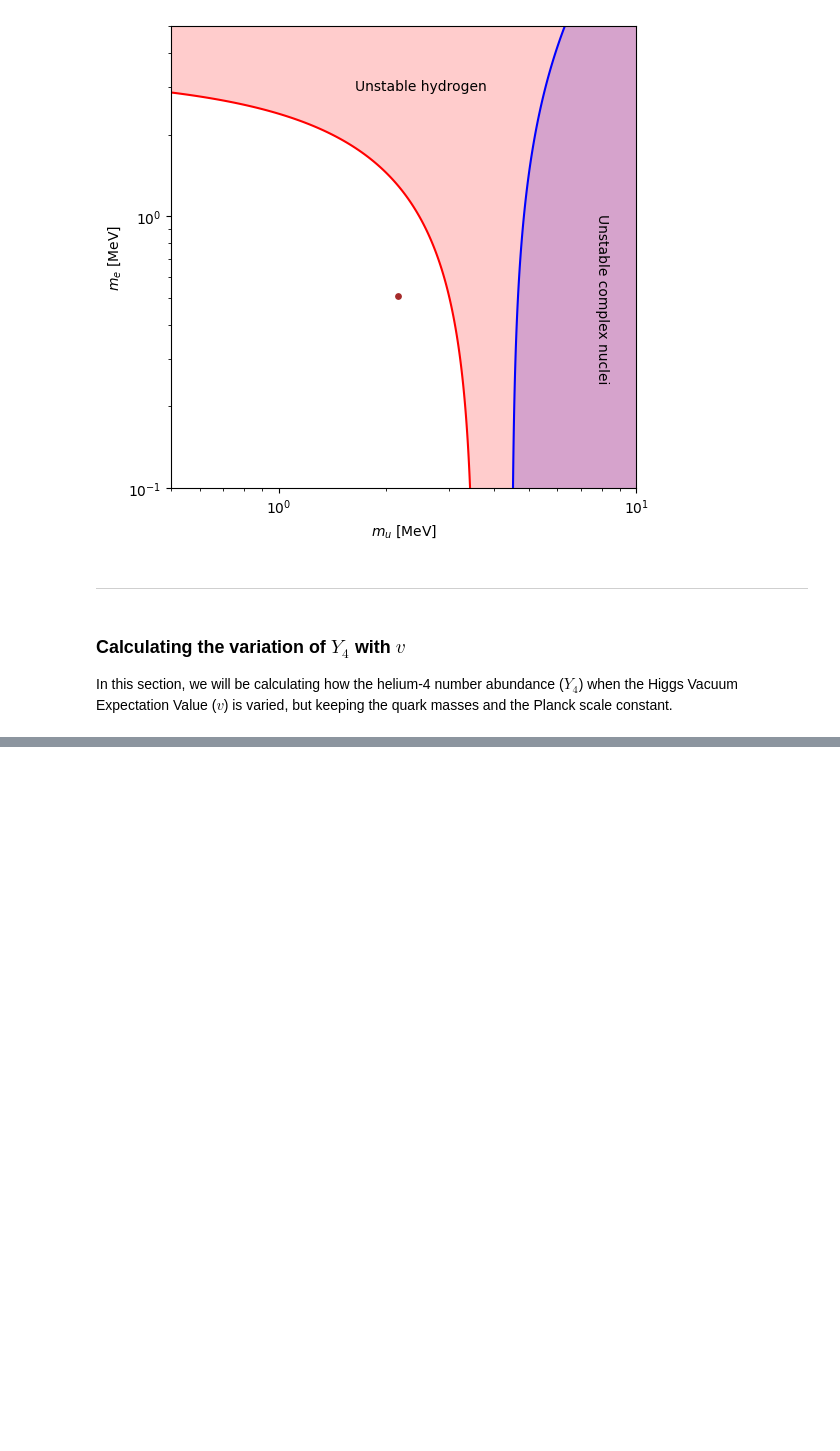
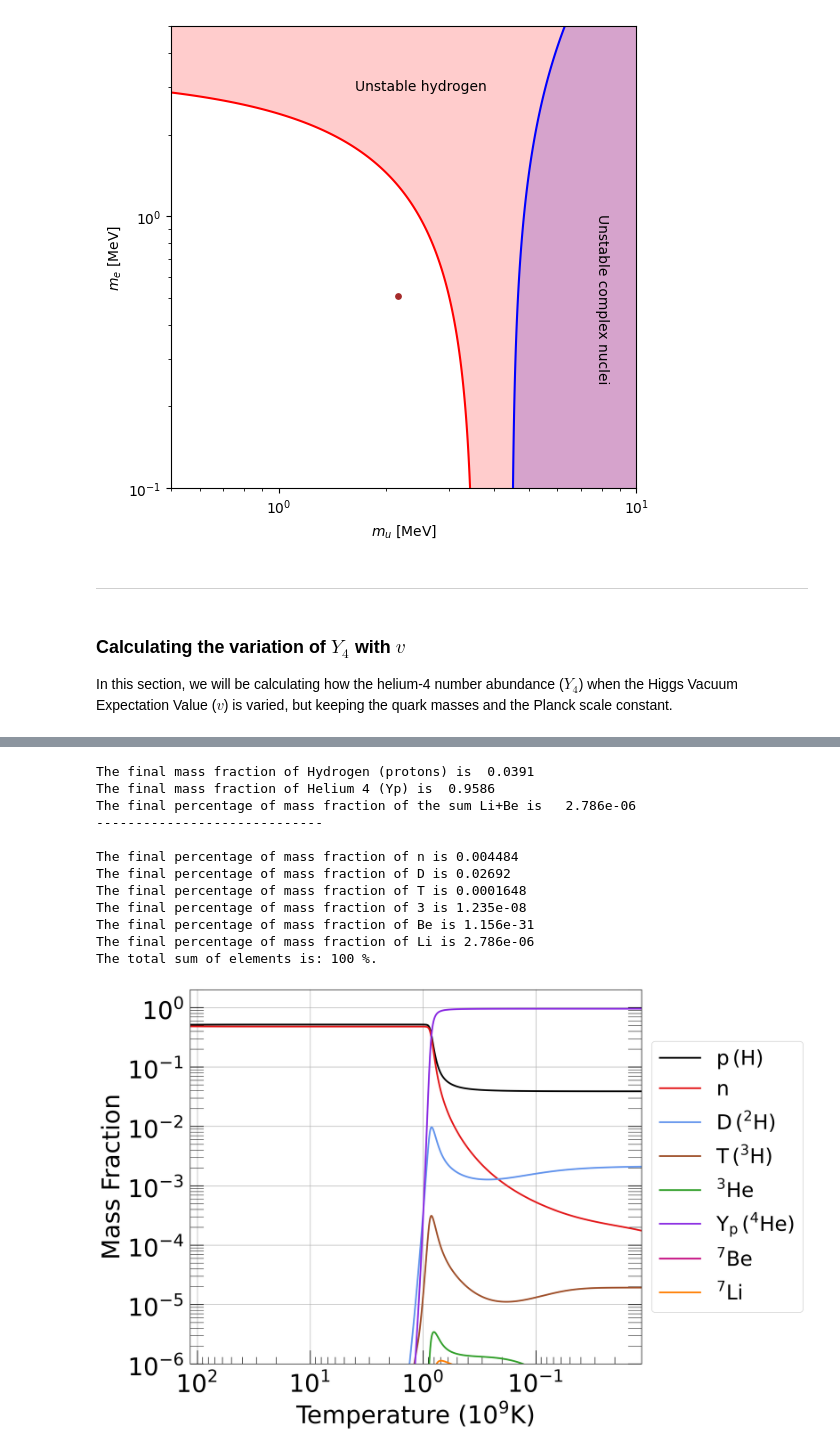
Before and after one commit to Booritth-Balaji/Dark-Matter-Thesis, a Jupyter notebook: Codes-and-Data/Weak-scale-BBN-recr.ipynb, the cells around one changed output, grey strips where cells are left out. Saved outputs shown, nothing was run; the diff lists cells and outputs as text; code cells hidden in the pictures; blank space fills up the shorter version.

```diff
--- a/Codes-and-Data/Weak-scale-BBN-recr.ipynb
+++ b/Codes-and-Data/Weak-scale-BBN-recr.ipynb
@@ -313,0 +288,69 @@ plt.scatter(Xn_data[:, 0], Xn_data[:, 1], label=r'$X_n$ - Comparison'
+# %%
+weights = np.array([1,1,2,3,3,4,7,7])
+
+Y = abundances
+T9 = bbn.MeVtoK9(T)
+
+## Initialize the figure and axis
+fig = plt.figure(figsize=(15,10), dpi=400)
+ax = plt.subplot(111)
+ax.grid()
+
+colors = ['black', '#e31a1c', 'cornflowerblue', 'sienna', '#33a02c', 'blueviolet', 'mediumvioletred', '#ff7f00', '#cab2d6']
+## Plot
+for n in range(8):
+    ax.loglog(T9, (Y.y[n])*weights[n], c=colors[n], linewidth=2.5)
+
+## Legend
+labels = [r'$\rm p \, (H)$', 'n', r'$\rm D \, (^2 H)$', r'$\rm T \, (^3 H)$', r'$\rm ^3He$', r'$\rm Y_p \, (^4 He)$', r'$\rm ^7Be$', r'$\rm ^7Li$']
+
+
+box = ax.get_position()
+ax.set_position([box.x0, box.y0, box.width * 0.8, box.height])
+ax.legend(labels, loc='center left', bbox_to_anchor=(1,0.5), fontsize=30)
+
+# ax.set_xlim(1e1,bbn.MeVtoK9(1e-2));
+ax.set_xlim(bbn.MeVtoK9(10),bbn.MeVtoK9(1e-3))
+ax.set_ylim(1e-6,2e0)
+
+
+ax.tick_params(axis='both', direction='in', which='major', length = 20, width=1.15, right=True, labelsize=36, pad=8)
+ax.tick_params(axis='x', direction='in', length=10, width=0.8, right=True, which='minor')
+ax.tick_params(axis='y', direction='in', length=20, width=0.6, right=True,  which='minor', labelsize=15)
+
+ax.xaxis.set_minor_locator(LogLocator())
+ax.yaxis.set_minor_locator(LogLocator())
+ax.xaxis.set_minor_formatter(LogFormatterSciNotation())
+ax.yaxis.set_minor_formatter(LogFormatterSciNotation())
+ax.minorticks_on()
+
+## Labels
+ax.set_ylabel('Mass Fraction', fontsize=36)
+ax.set_xlabel(r'Temperature ($\rm{10^9 K}$)', fontsize=36);
+
+textlabels = ['p','n','D','T','3','4','Be','Li']
+print(f'The final mass fraction of Hydrogen (protons) is {weights[0]*(Y.y[0][-1]) : 0.5g}')
+print(f'The final mass fraction of Helium 4 (Yp) is {(Y.y[5][-1]) *weights[5]: 0.5g}')
+print(f'The final percentage of mass fraction of the sum Li+Be is',f' {(Y.y[6][-1] + Y.y[7][-1] )/Y.y[0][-1] : 0.4g}')
+print('----------------------------- \n')
+for n in [1,2,3,4,6,7]:
+    print(f'The final percentage of mass fraction of',textlabels[n],f'is {(Y.y[n][-1])/Y.y[0][-1]:0.4g}')
+sum = 0
+for n in range(8):
+    sum += Y.y[n][-1]*weights[n]
+
+print(f'The total sum of elements is: {sum*100:0.0f} %.')
+# %% [output]
+The final mass fraction of Hydrogen (protons) is  0.0391
+The final mass fraction of Helium 4 (Yp) is  0.9586
+The final percentage of mass fraction of the sum Li+Be is   2.786e-06
+-----------------------------
+
+The final percentage of mass fraction of n is 0.004484
+The final percentage of mass fraction of D is 0.02692
+The final percentage of mass fraction of T is 0.0001648
+The final percentage of mass fraction of 3 is 1.235e-08
+The final percentage of mass fraction of Be is 1.156e-31
+The final percentage of mass fraction of Li is 2.786e-06
+The total sum of elements is: 100 %.
+[figure, added]
```
Also changed, not shown: parts of 8 cells of this notebook, 6 other files.
